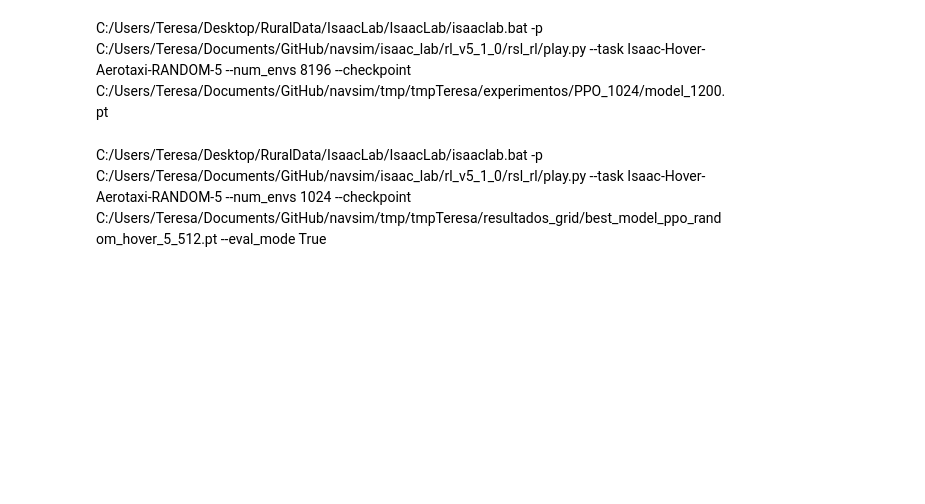
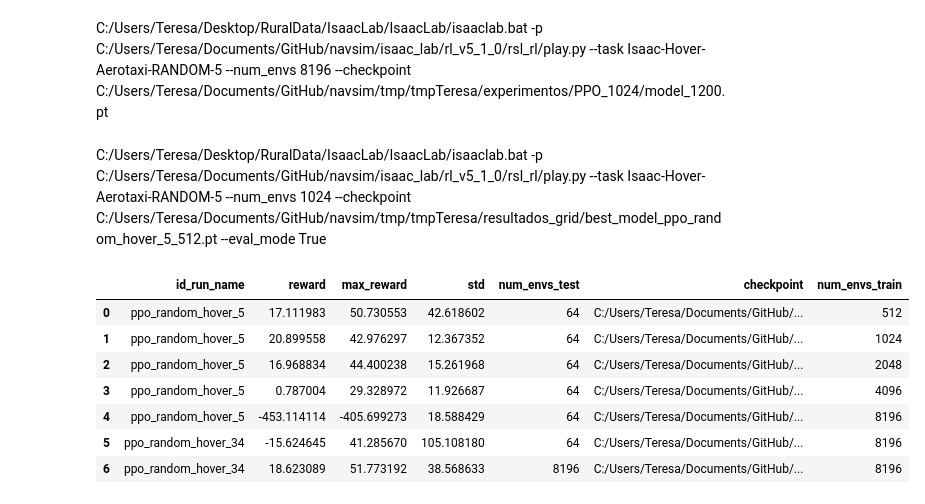
Before and after one commit to I3A-NavSys/navsim, a Jupyter notebook: tmp/tmpTeresa/resultados_grid/ranking_PPO.ipynb, the cells around one changed output. Cells and saved outputs as stored; diff of their text form; code cells hidden in the pictures; blank space fills up the shorter version.

Commit message:
rewards con máximo y std

```diff
--- a/tmp/tmpTeresa/resultados_grid/ranking_PPO.ipynb
+++ b/tmp/tmpTeresa/resultados_grid/ranking_PPO.ipynb
@@ -187,3 +187,18 @@ C:/Users/Teresa/Desktop/RuralData/IsaacLab/IsaacLab/isaaclab.bat -p C:/Users/Ter
 C:/Users/Teresa/Desktop/RuralData/IsaacLab/IsaacLab/isaaclab.bat -p C:/Users/Teresa/Documents/GitHub/navsim/isaac_lab/rl_v5_1_0/rsl_rl/play.py --task Isaac-Hover-Aerotaxi-RANDOM-5 --num_envs 8196 --checkpoint C:/Users/Teresa/Documents/GitHub/navsim/tmp/tmpTeresa/experimentos/PPO_1024/model_1200.pt
 # %% [markdown]
 C:/Users/Teresa/Desktop/RuralData/IsaacLab/IsaacLab/isaaclab.bat -p C:/Users/Teresa/Documents/GitHub/navsim/isaac_lab/rl_v5_1_0/rsl_rl/play.py --task Isaac-Hover-Aerotaxi-RANDOM-5 --num_envs 1024 --checkpoint C:/Users/Teresa/Documents/GitHub/navsim/tmp/tmpTeresa/resultados_grid/best_model_ppo_random_hover_5_512.pt --eval_mode True
+# %%
+import pandas as pd
+rewards_play = pd.read_csv('C:/Users/Teresa/Documents/GitHub/navsim/tmp/tmpTeresa/resultados_grid/rewards_play_PPO.csv')
+rewards_play["num_envs_train"] = rewards_play['checkpoint'].str.extract(r'(\d+)\.pt$')
+rewards_play.loc[5:6, "num_envs_train"] = 8196
+rewards_play
+# %% [output]
+|  | id_run_name | reward | max_reward | std | num_envs_test | checkpoint | num_envs_train |
+| 0 | ppo_random_hover_5 | 17.111983 | 50.730553 | 42.618602 | 64 | C:/Users/Teresa/Documents/GitHub/... | 512 |
+| 1 | ppo_random_hover_5 | 20.899558 | 42.976297 | 12.367352 | 64 | C:/Users/Teresa/Documents/GitHub/... | 1024 |
+| 2 | ppo_random_hover_5 | 16.968834 | 44.400238 | 15.261968 | 64 | C:/Users/Teresa/Documents/GitHub/... | 2048 |
+| 3 | ppo_random_hover_5 | 0.787004 | 29.328972 | 11.926687 | 64 | C:/Users/Teresa/Documents/GitHub/... | 4096 |
+| 4 | ppo_random_hover_5 | -453.114114 | -405.699273 | 18.588429 | 64 | C:/Users/Teresa/Documents/GitHub/... | 8196 |
+| 5 | ppo_random_hover_34 | -15.624645 | 41.285670 | 105.108180 | 64 | C:/Users/Teresa/Documents/GitHub/... | 8196 |
+| 6 | ppo_random_hover_34 | 18.623089 | 51.773192 | 38.568633 | 8196 | C:/Users/Teresa/Documents/GitHub/... | 8196 |
```
Also changed, not shown: parts of 3 cells of this notebook, 40 other files.
